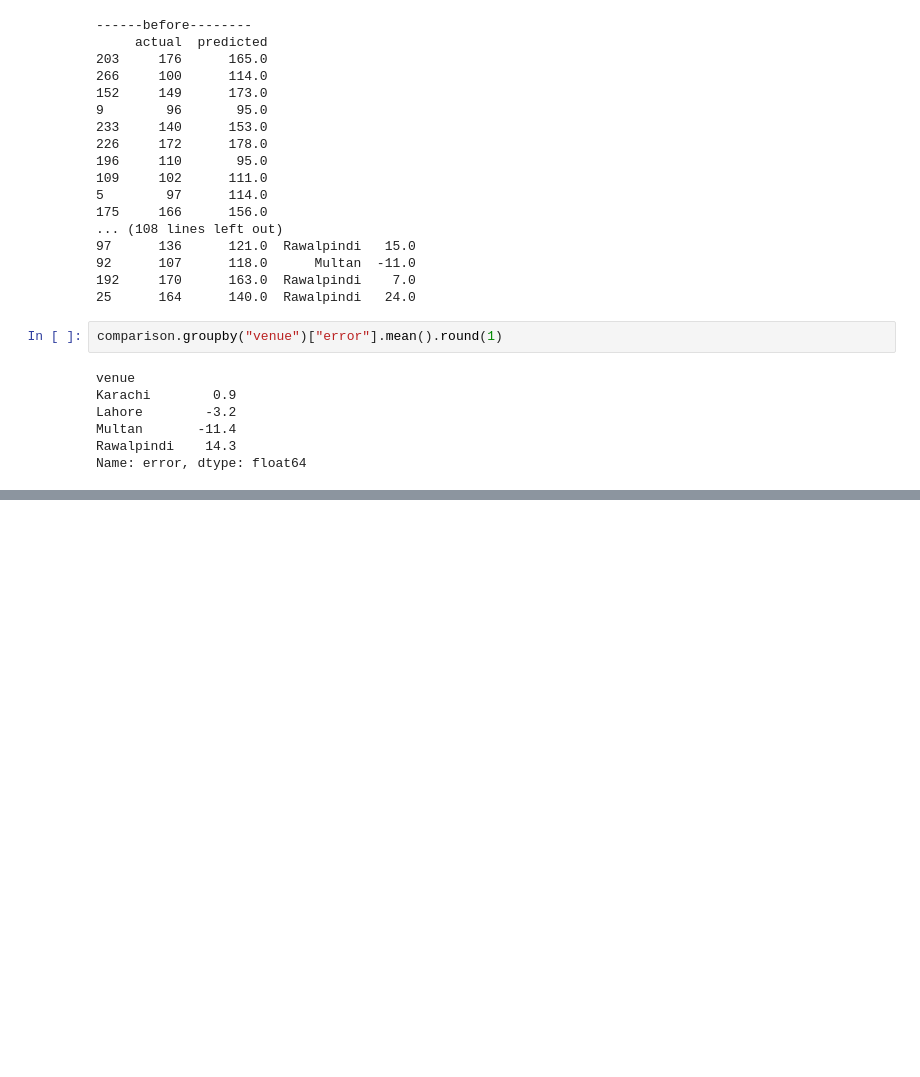
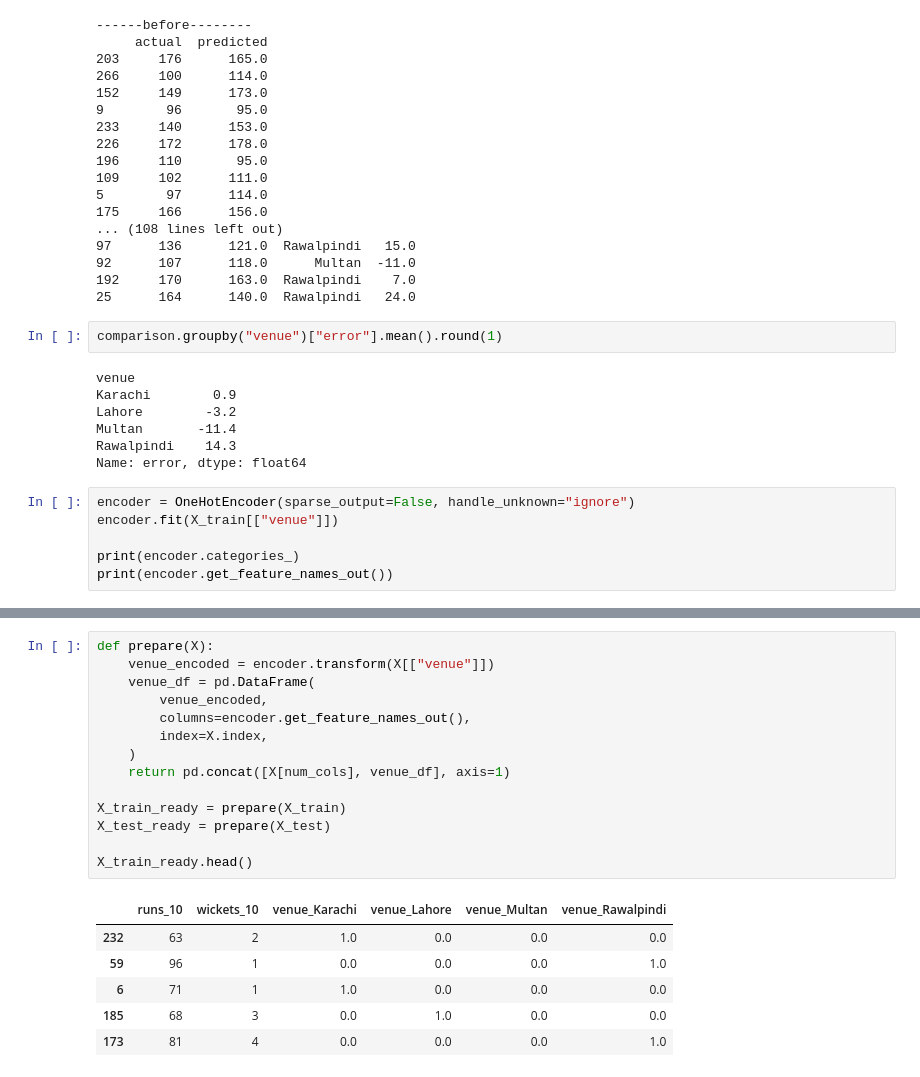
Before and after one commit to sarfrazrasheed00/cricket-ml, a Jupyter notebook: notebooks/10_sklearn_split.ipynb, the cells around one changed output, grey strips where cells are left out. Saved outputs shown, nothing was run; the diff lists cells and outputs as text; blank space fills up the shorter version.

Commit message:
Lesson 4.3: OneHotEncoder for venue, model improved (MAE 13.0 to 10.0)

```diff
--- a/notebooks/10_sklearn_split.ipynb
+++ b/notebooks/10_sklearn_split.ipynb
@@ -209,3 +210,9 @@ Lahore        -3.2
 Multan       -11.4
 Rawalpindi    14.3
 Name: error, dtype: float64
+# %%
+encoder = OneHotEncoder(sparse_output=False, handle_unknown="ignore")
+encoder.fit(X_train[["venue"]])
+
+print(encoder.categories_)
+print(encoder.get_feature_names_out())
@@ -211,0 +239,21 @@ Name: error, dtype: float64
+# %%
+def prepare(X):
+    venue_encoded = encoder.transform(X[["venue"]])
+    venue_df = pd.DataFrame(
+        venue_encoded,
+        columns=encoder.get_feature_names_out(),
+        index=X.index,
+    )
+    return pd.concat([X[num_cols], venue_df], axis=1)
+
+X_train_ready = prepare(X_train)
+X_test_ready = prepare(X_test)
+
+X_train_ready.head()
+# %% [output]
+|  | runs_10 | wickets_10 | venue_Karachi | venue_Lahore | venue_Multan | venue_Rawalpindi |
+| 232 | 63 | 2 | 1.0 | 0.0 | 0.0 | 0.0 |
+| 59 | 96 | 1 | 0.0 | 0.0 | 0.0 | 1.0 |
+| 6 | 71 | 1 | 1.0 | 0.0 | 0.0 | 0.0 |
+| 185 | 68 | 3 | 0.0 | 1.0 | 0.0 | 0.0 |
+| 173 | 81 | 4 | 0.0 | 0.0 | 0.0 | 1.0 |
```
Also changed, not shown: parts of 7 cells of this notebook.
